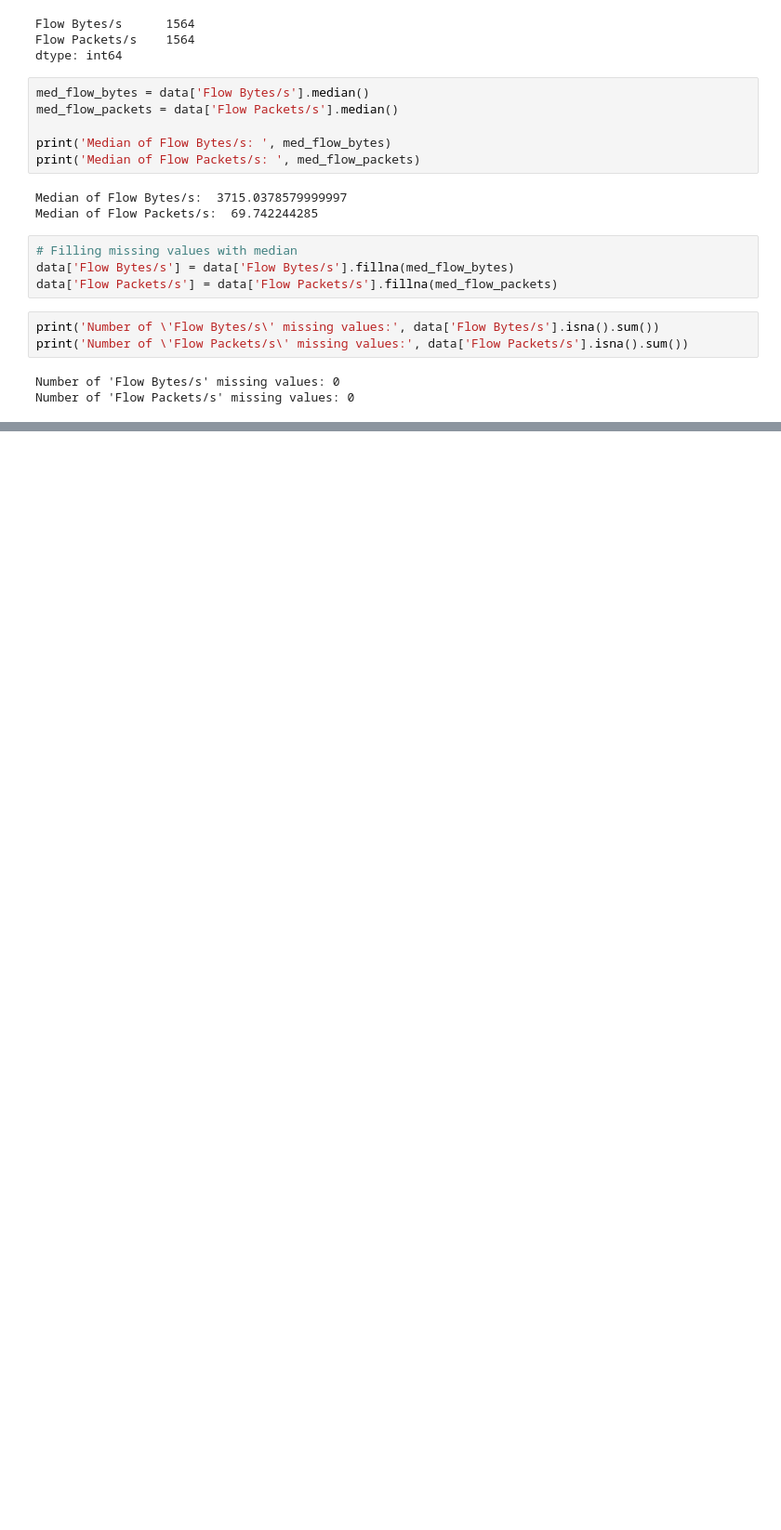
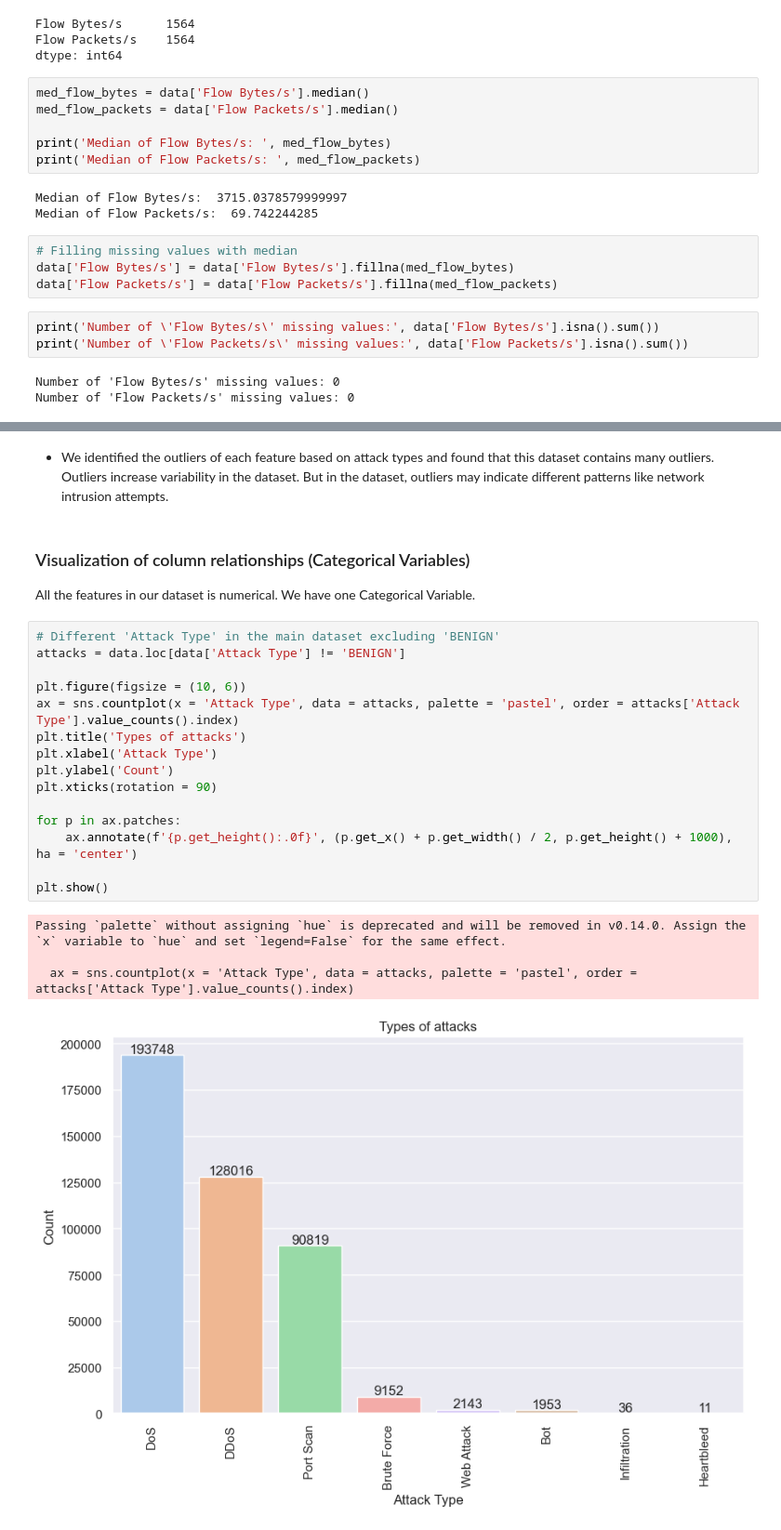
Before and after one commit to Mahi0606/IDS_System, a Jupyter notebook: Dataset_Characteristics_and_EDA.ipynb, the cells around one changed output, grey strips where cells are left out. Shown at 93% size. Cells and saved outputs as stored; diff of their text form; blank space fills up the shorter version.

Commit message:
EDA of dataset is completed

```diff
--- a/Dataset_Characteristics_and_EDA.ipynb
+++ b/Dataset_Characteristics_and_EDA.ipynb
@@ -205,0 +466,25 @@ Number of 'Flow Packets/s' missing values: 0
+# %% [markdown]
+- We identified the outliers of each feature based on attack types and found that this dataset contains many outliers. Outliers increase variability in the dataset. But in the dataset, outliers may indicate different patterns like network intrusion attempts.
+# %% [markdown]
+### Visualization of column relationships (Categorical Variables)
+All the features in our dataset is numerical. We have one Categorical Variable.
+# %%
+# Different 'Attack Type' in the main dataset excluding 'BENIGN'
+attacks = data.loc[data['Attack Type'] != 'BENIGN']
+
+plt.figure(figsize = (10, 6))
+ax = sns.countplot(x = 'Attack Type', data = attacks, palette = 'pastel', order = attacks['Attack Type'].value_counts().index)
+plt.title('Types of attacks')
+plt.xlabel('Attack Type')
+plt.ylabel('Count')
+plt.xticks(rotation = 90)
+
+for p in ax.patches:
+    ax.annotate(f'{p.get_height():.0f}', (p.get_x() + p.get_width() / 2, p.get_height() + 1000), ha = 'center')
+
+plt.show()
+# %% [output]
+Passing `palette` without assigning `hue` is deprecated and will be removed in v0.14.0. Assign the `x` variable to `hue` and set `legend=False` for the same effect.
+
+  ax = sns.countplot(x = 'Attack Type', data = attacks, palette = 'pastel', order = attacks['Attack Type'].value_counts().index)
+[figure, added]
```
Also changed, not shown: parts of 23 cells of this notebook, 4 other files.
